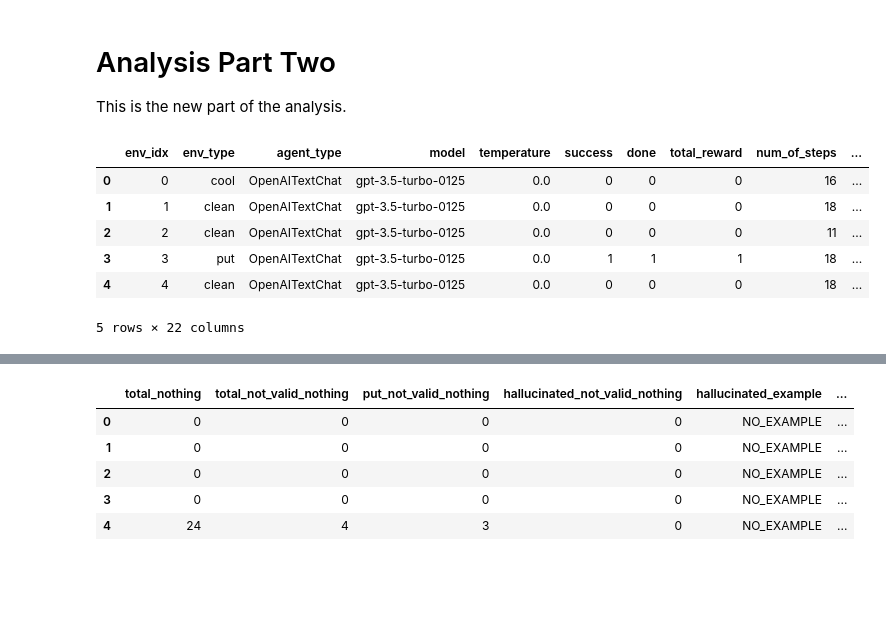
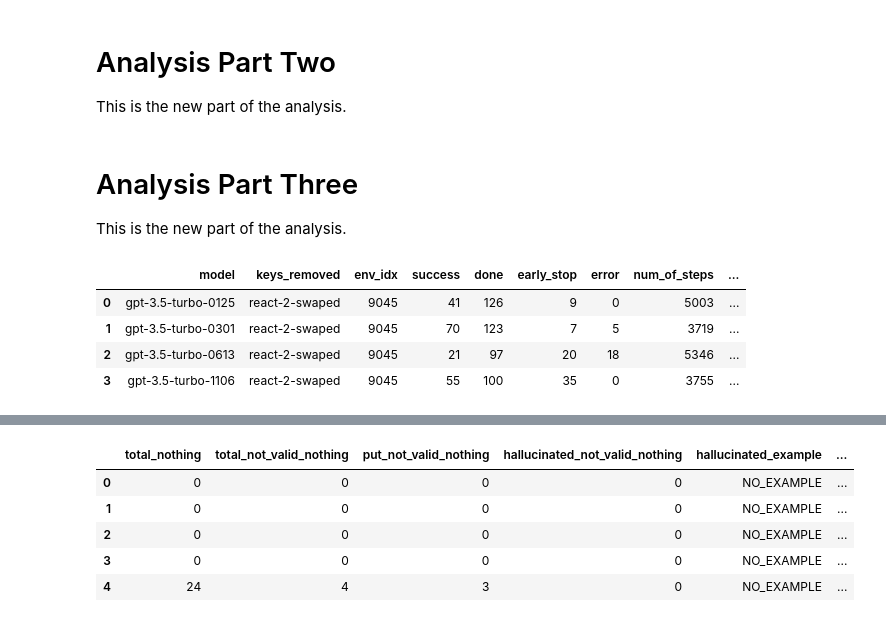
Before and after one commit to ai-nikolai/LLamp, a Jupyter notebook: playgrounds/analysis_alfworld_eval_notebook.ipynb, the cells around one changed output, grey strips where cells are left out. Drawn from its saved outputs; the diff is of its cells as text; code cells hidden in the pictures; blank space fills up the shorter version.

```diff
--- a/playgrounds/analysis_alfworld_eval_notebook.ipynb
+++ b/playgrounds/analysis_alfworld_eval_notebook.ipynb
@@ -4,3 +4,5 @@ This part creates the basic import functions
 # %%
 import os
 import pandas as pd
+pd.set_option('max_colwidth', None)
+pd.set_option('display.precision', 4)
@@ -111,13 +107,13 @@ def load_data(current_trial_name, filter_flag=False, collect_results=False, over
             "error": convert_string_to_bool_int,
             "done": convert_bool_string_to_bool_int,
             "success": convert_bool_string_to_bool_int,
-            "keys_removed": partial(modify_text_prompt,thought_based=thought_based)
+            # "keys_removed": partial(modify_text_prompt,thought_based=thought_based)
         }
     )
     if collect_results:
         clean_results = results_data
     else:
-        header_order = ["model", "keys_removed","temperature","env_type","success","done","early_stop","num_of_steps","num_nothing_happens","num_repetitions","error", "env_idx"]
+        header_order = ["model", "prompt_name","env_type","success","done","early_stop","num_of_steps","num_nothing_happens","num_repetitions","error", "env_idx","num_no_json"]
         clean_results = results_data[header_order]
     # Filters for short, long and react-2 prompts
     if filter_flag:
@@ -627,4 +623,20 @@ ax = df.plot.bar(rot=0)
 # %% [markdown]
 # Analysis Part Two
 This is the new part of the analysis.
+# %% [markdown]
+# Analysis Part Three
+This is the new part of the analysis.
+# %%
+def load_data(trial_name):
+    file_path=os.path.join("..","game_logs",f"alfworld_eval_{trial_name}","alfworld_results.csv")
+    df = pd.read_csv(
+        file_path,
+        quoting=1,
+        index_col=False,
+        converters = {
+            "early_stop":convert_string_to_bool_int,
+            "error": convert_string_to_bool_int
+        }
+    )
+    return df
 # %%
@@ -659,18 +731,17 @@ def create_pivot(in_data,variable="success",aggregation_function="sum"):# pivot1
     piv_table = pivot_table.reset_index()
     return piv_table
 # %%
-new_eval = load_data("v2_3_eval_0-135",collect_results=True)
-# new_eval = load_data("v2_4_eval_0-135",collect_results=True, thought_based=True)
-new_eval = load_data("v2_5_eval_0-135",collect_results=True, thought_based=True)
-new_eval = load_data("v2_6_eval_0-135",collect_results=True, thought_based=True)
+file_name="v2_9_eval_0-135"
+# new_eval = load_data("v2_9_eval_0-135")
+new_eval = load_data(file_name)
 
+x,y = analyse_data_basic(new_eval)
+y.to_csv(f"../results/{file_name}_scores.csv",sep="&",index=False, float_format='%.2f')
 
-new_eval.head()
+x.head()
 # %% [output]
-|  | env_idx | env_type | agent_type | model | temperature | success | done | total_reward | num_of_steps | ... |
-| 0 | 0 | cool | OpenAITextChat | gpt-3.5-turbo-0125 | 0.0 | 0 | 0 | 0 | 16 | ... |
-| 1 | 1 | clean | OpenAITextChat | gpt-3.5-turbo-0125 | 0.0 | 0 | 0 | 0 | 18 | ... |
-| 2 | 2 | clean | OpenAITextChat | gpt-3.5-turbo-0125 | 0.0 | 0 | 0 | 0 | 11 | ... |
-| 3 | 3 | put | OpenAITextChat | gpt-3.5-turbo-0125 | 0.0 | 1 | 1 | 1 | 18 | ... |
-| 4 | 4 | clean | OpenAITextChat | gpt-3.5-turbo-0125 | 0.0 | 0 | 0 | 0 | 18 | ... |
+|  | model | keys_removed | env_idx | success | done | early_stop | error | num_of_steps | ... |
+| 0 | gpt-3.5-turbo-0125 | react-2-swaped | 9045 | 41 | 126 | 9 | 0 | 5003 | ... |
+| 1 | gpt-3.5-turbo-0301 | react-2-swaped | 9045 | 70 | 123 | 7 | 5 | 3719 | ... |
+| 2 | gpt-3.5-turbo-0613 | react-2-swaped | 9045 | 21 | 97 | 20 | 18 | 5346 | ... |
+| 3 | gpt-3.5-turbo-1106 | react-2-swaped | 9045 | 55 | 100 | 35 | 0 | 3755 | ... |
-5 rows × 22 columns
```
Also changed, not shown: parts of 18 cells of this notebook, 2 other files.
